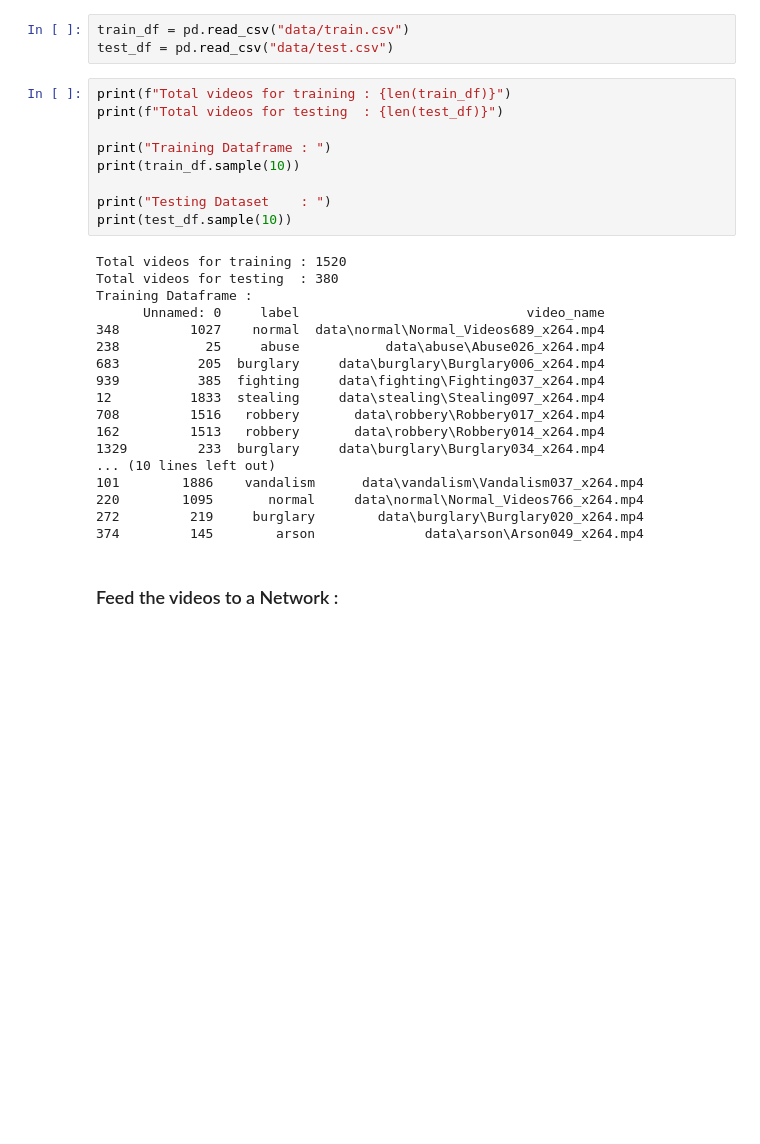
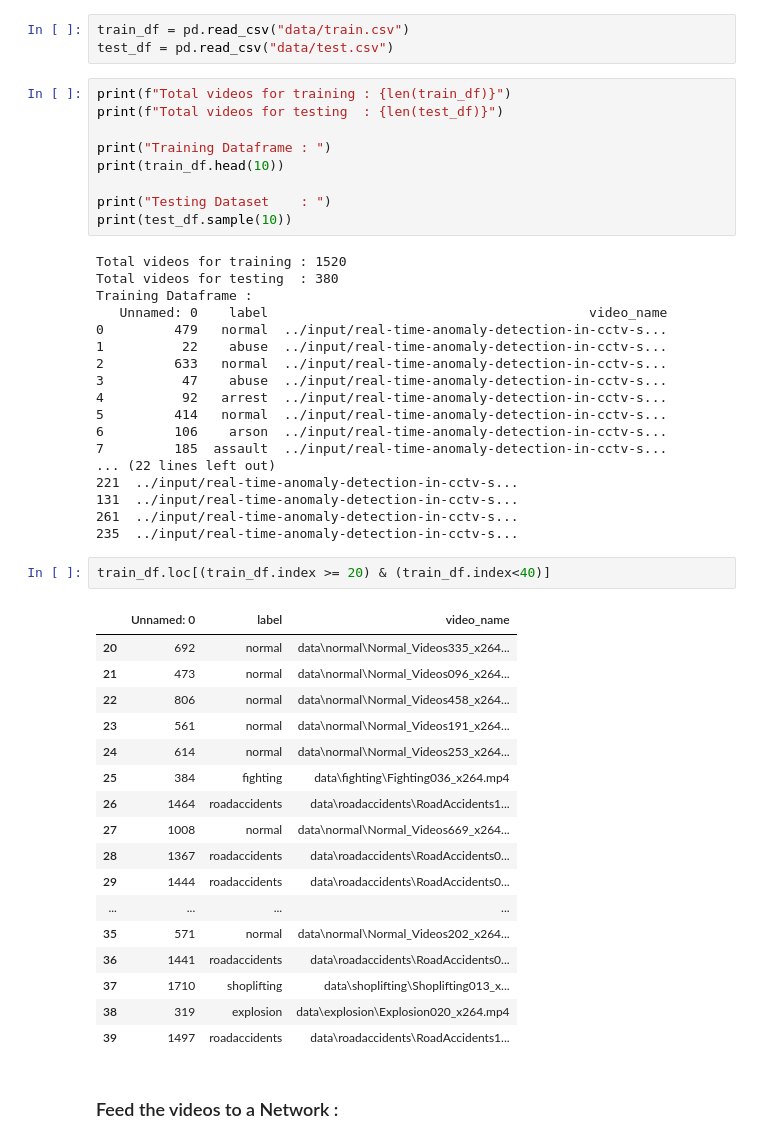
Before and after one commit to web-advisor/real-time-anomaly-detection-in-cctv-surveillance, a Jupyter notebook: Real_time_CCTV_Threat_detection/Model.ipynb, the cells around one changed output. Saved outputs shown, nothing was run; the diff lists cells and outputs as text; blank space fills up the shorter version.

```diff
--- a/Real_time_CCTV_Threat_detection/Model.ipynb
+++ b/Real_time_CCTV_Threat_detection/Model.ipynb
@@ -22,7 +23,7 @@ print(f"Total videos for training : {len(train_df)}")
 print(f"Total videos for testing  : {len(test_df)}")
 
 print("Training Dataframe : ")
-print(train_df.sample(10))
+print(train_df.head(10))
 
 print("Testing Dataset    : ")
 print(test_df.sample(10))
@@ -30,20 +31,40 @@ print(test_df.sample(10))
 Total videos for training : 1520
 Total videos for testing  : 380
 Training Dataframe :
-      Unnamed: 0     label                             video_name
-348         1027    normal  data\normal\Normal_Videos689_x264.mp4
-238           25     abuse           data\abuse\Abuse026_x264.mp4
-683          205  burglary     data\burglary\Burglary006_x264.mp4
-939          385  fighting     data\fighting\Fighting037_x264.mp4
-12          1833  stealing     data\stealing\Stealing097_x264.mp4
-708         1516   robbery       data\robbery\Robbery017_x264.mp4
-162         1513   robbery       data\robbery\Robbery014_x264.mp4
-1329         233  burglary     data\burglary\Burglary034_x264.mp4
-... (10 lines left out)
-101        1886    vandalism      data\vandalism\Vandalism037_x264.mp4
-220        1095       normal     data\normal\Normal_Videos766_x264.mp4
-272         219     burglary        data\burglary\Burglary020_x264.mp4
-374         145        arson              data\arson\Arson049_x264.mp4
+   Unnamed: 0    label                                         video_name
+0         479   normal  ../input/real-time-anomaly-detection-in-cctv-s...
+1          22    abuse  ../input/real-time-anomaly-detection-in-cctv-s...
+2         633   normal  ../input/real-time-anomaly-detection-in-cctv-s...
+3          47    abuse  ../input/real-time-anomaly-detection-in-cctv-s...
+4          92   arrest  ../input/real-time-anomaly-detection-in-cctv-s...
+5         414   normal  ../input/real-time-anomaly-detection-in-cctv-s...
+6         106    arson  ../input/real-time-anomaly-detection-in-cctv-s...
+7         185  assault  ../input/real-time-anomaly-detection-in-cctv-s...
+... (22 lines left out)
+221  ../input/real-time-anomaly-detection-in-cctv-s...
+131  ../input/real-time-anomaly-detection-in-cctv-s...
+261  ../input/real-time-anomaly-detection-in-cctv-s...
+235  ../input/real-time-anomaly-detection-in-cctv-s...
+# %%
+train_df.loc[(train_df.index >= 20) & (train_df.index<40)]
+# %% [output]
+|  | Unnamed: 0 | label | video_name |
+| 20 | 692 | normal | data\normal\Normal_Videos335_x264... |
+| 21 | 473 | normal | data\normal\Normal_Videos096_x264... |
+| 22 | 806 | normal | data\normal\Normal_Videos458_x264... |
+| 23 | 561 | normal | data\normal\Normal_Videos191_x264... |
+| 24 | 614 | normal | data\normal\Normal_Videos253_x264... |
+| 25 | 384 | fighting | data\fighting\Fighting036_x264.mp4 |
+| 26 | 1464 | roadaccidents | data\roadaccidents\RoadAccidents1... |
+| 27 | 1008 | normal | data\normal\Normal_Videos669_x264... |
+| 28 | 1367 | roadaccidents | data\roadaccidents\RoadAccidents0... |
+| 29 | 1444 | roadaccidents | data\roadaccidents\RoadAccidents0... |
+| ... | ... | ... | ... |
+| 35 | 571 | normal | data\normal\Normal_Videos202_x264... |
+| 36 | 1441 | roadaccidents | data\roadaccidents\RoadAccidents0... |
+| 37 | 1710 | shoplifting | data\shoplifting\Shoplifting013_x... |
+| 38 | 319 | explosion | data\explosion\Explosion020_x264.mp4 |
+| 39 | 1497 | roadaccidents | data\roadaccidents\RoadAccidents1... |
 # %% [markdown]
 ### Feed the videos to a Network :
 # %%
```
Also changed, not shown: parts of 122 cells of this notebook, 13 other files.
